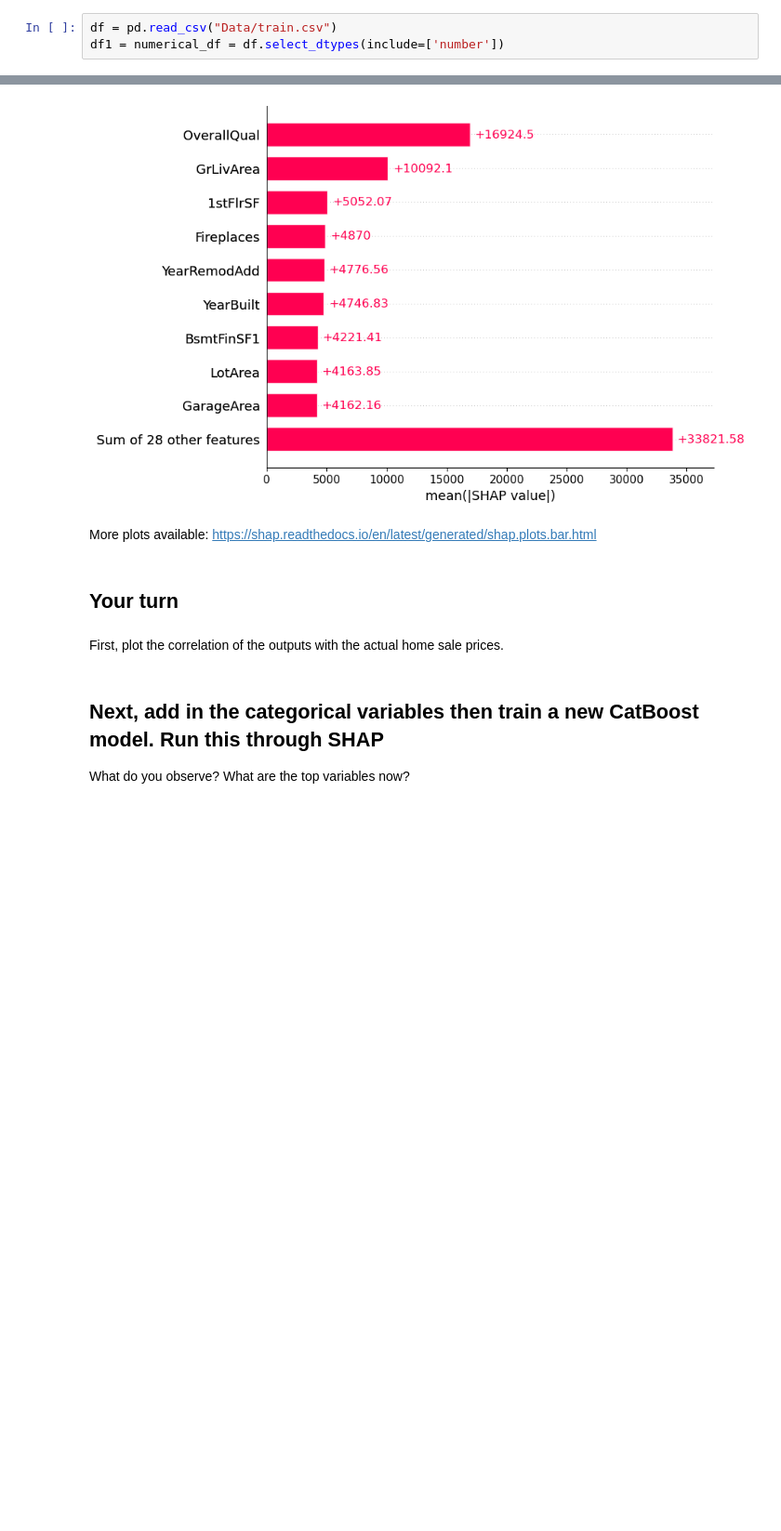
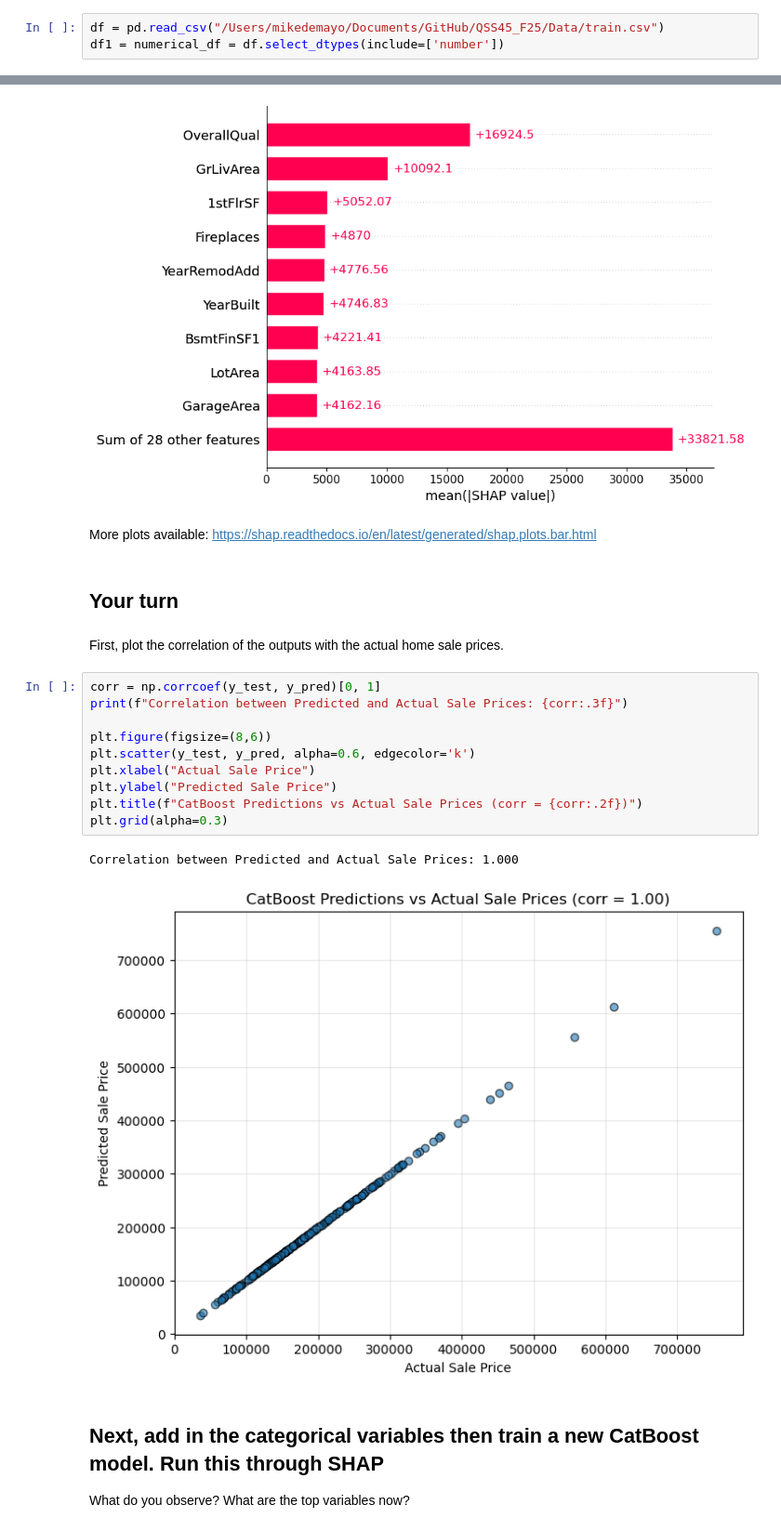
Before and after one commit to mikedemayo590/QSS45_F25, a Jupyter notebook: activities/Unit_6-SHAP.ipynb, the cells around one changed output, grey strips where cells are left out. Shown: that part at 93% size. Saved outputs shown, nothing was run; the diff lists cells and outputs as text; blank space fills up the shorter version.

```diff
--- a/activities/Unit_6-SHAP.ipynb
+++ b/activities/Unit_6-SHAP.ipynb
@@ -10,7 +12,7 @@ https://www.kaggle.com/competitions/house-prices-advanced-regression-techniques/
 # %% [markdown]
 # Numerical Example
 # %%
-df = pd.read_csv("Data/train.csv")
+df = pd.read_csv("/Users/mikedemayo/Documents/GitHub/QSS45_F25/Data/train.csv")
 df1 = numerical_df = df.select_dtypes(include=['number'])
 # %%
 X = df1[df1.columns[:-1]]
@@ -56,6 +58,19 @@ More plots available: https://shap.readthedocs.io/en/latest/generated/shap.plots
 ## Your turn
 # %% [markdown]
 First, plot the correlation of the outputs with the actual home sale prices.
+# %%
+corr = np.corrcoef(y_test, y_pred)[0, 1]
+print(f"Correlation between Predicted and Actual Sale Prices: {corr:.3f}")
+
+plt.figure(figsize=(8,6))
+plt.scatter(y_test, y_pred, alpha=0.6, edgecolor='k')
+plt.xlabel("Actual Sale Price")
+plt.ylabel("Predicted Sale Price")
+plt.title(f"CatBoost Predictions vs Actual Sale Prices (corr = {corr:.2f})")
+plt.grid(alpha=0.3)
+# %% [output]
+Correlation between Predicted and Actual Sale Prices: 1.000
+[figure, added]
 # %% [markdown]
 ## Next, add in the categorical variables then train a new CatBoost model. Run this through SHAP
 What do you observe? What are the top variables now?
```
Also changed, not shown: parts of 4 cells of this notebook, 1 other file.
